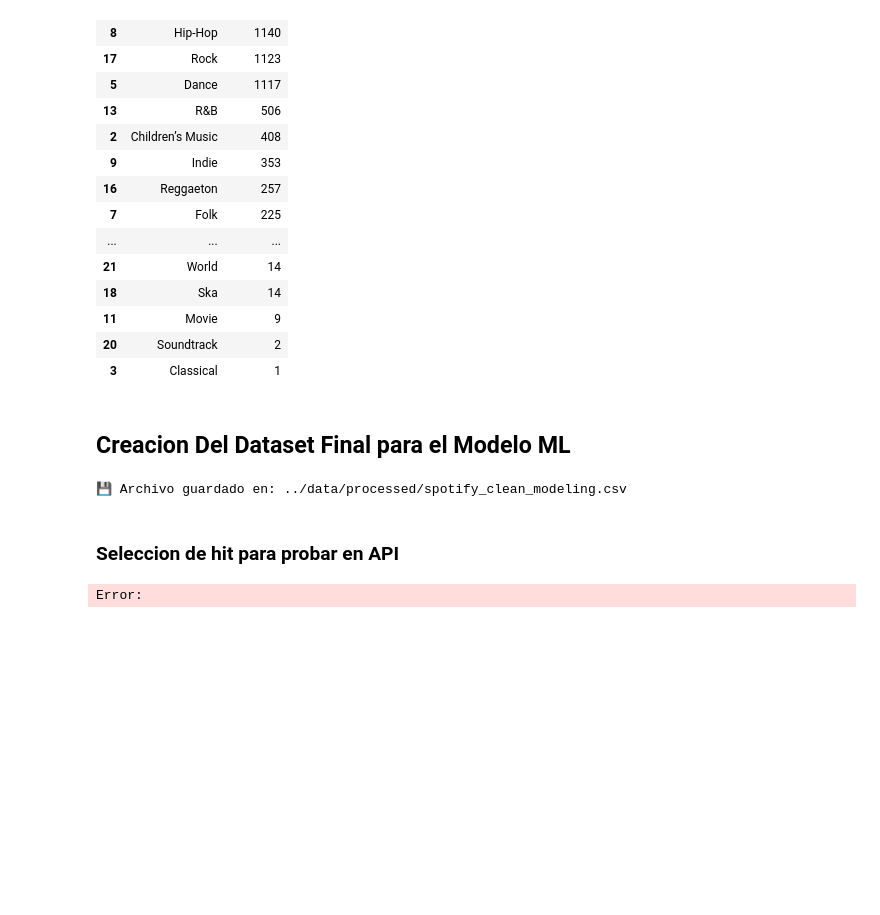
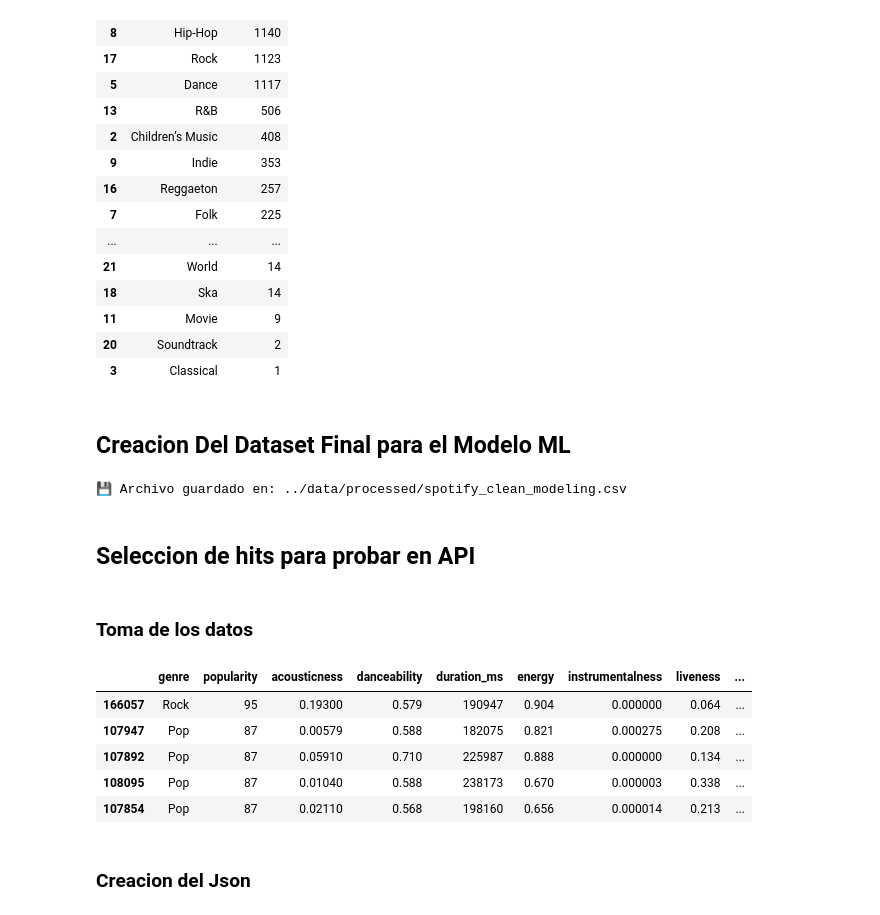
Before and after one commit to jmf-uniandes/pre-training, a Jupyter notebook: notebooks/02_eda.ipynb, the cells around one changed output. Drawn from its saved outputs; the diff is of its cells as text; code cells hidden in the pictures; blank space fills up the shorter version.

```diff
--- a/notebooks/02_eda.ipynb
+++ b/notebooks/02_eda.ipynb
@@ -260,9 +270,22 @@ print("💾 Archivo guardado en: ../data/processed/spotify_clean_modeling.csv")
 # %% [output]
 💾 Archivo guardado en: ../data/processed/spotify_clean_modeling.csv
 # %% [markdown]
-### Seleccion de hit para probar en API
+## Seleccion de hits para probar en API
+# %% [markdown]
+### Toma de los datos
 # %%
-hits_por_genero["num_hits"] >= 5
-display(hits_por_genero)
+hits_test = df[
+    df["popularity"].isin([95, 87]) &
+    df["genre"].isin(["Pop", "Rock"])
+].sample(5, random_state=42)
+
+display(hits_test)
 # %% [output]
-Error:
+|  | genre | popularity | acousticness | danceability | duration_ms | energy | instrumentalness | liveness | ... |
+| 166057 | Rock | 95 | 0.19300 | 0.579 | 190947 | 0.904 | 0.000000 | 0.064 | ... |
+| 107947 | Pop | 87 | 0.00579 | 0.588 | 182075 | 0.821 | 0.000275 | 0.208 | ... |
+| 107892 | Pop | 87 | 0.05910 | 0.710 | 225987 | 0.888 | 0.000000 | 0.134 | ... |
+| 108095 | Pop | 87 | 0.01040 | 0.588 | 238173 | 0.670 | 0.000003 | 0.338 | ... |
+| 107854 | Pop | 87 | 0.02110 | 0.568 | 198160 | 0.656 | 0.000014 | 0.213 | ... |
+# %% [markdown]
+### Creacion del Json
```
Also changed, not shown: parts of 9 cells of this notebook, 4 other files.
